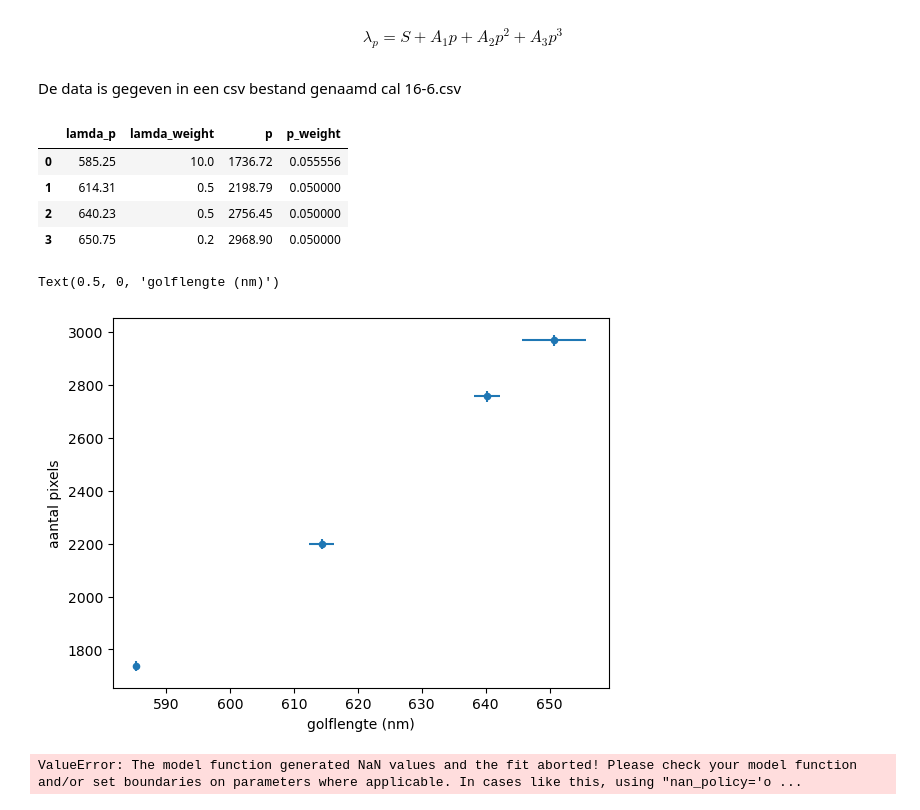
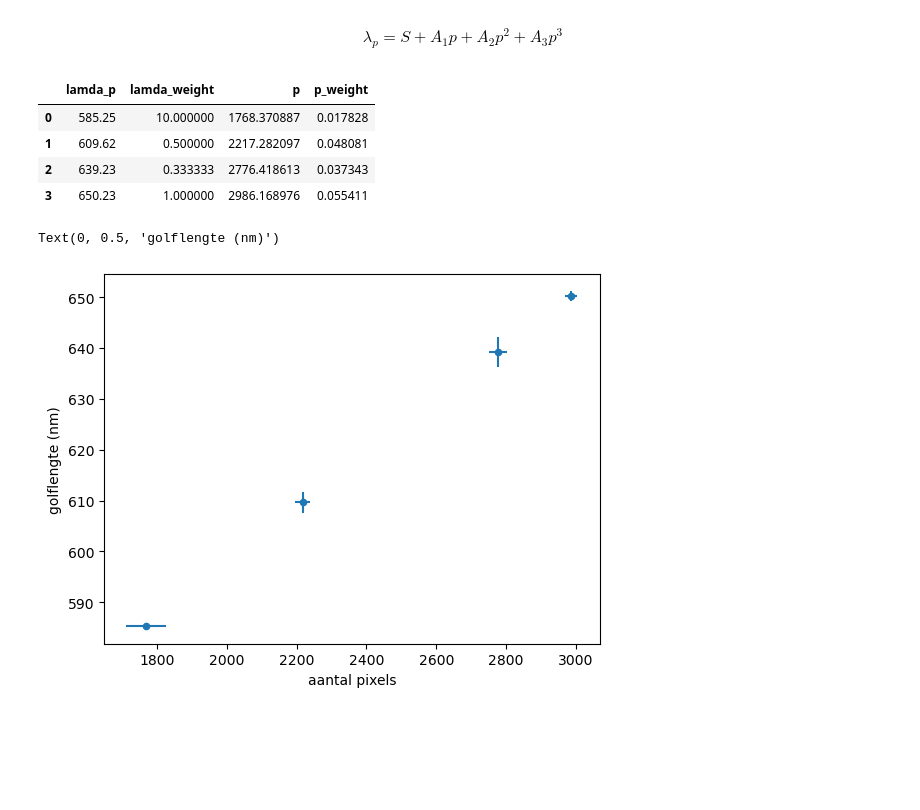
Before and after one commit to Emilszeg/Ion-traps-Project, a Jupyter notebook: Introductie programma/calibration_formula.ipynb, the cells around one changed output. Saved outputs shown, nothing was run; the diff lists cells and outputs as text; code cells hidden in the pictures; blank space fills up the shorter version.

Commit message:
fit met 4 datapunten, S=478, geen error

```diff
--- a/Introductie programma/calibration_formula.ipynb
+++ b/Introductie programma/calibration_formula.ipynb
@@ -8,5 +8,3 @@ from scipy.optimize import fsolve
 import pandas as pd
 import scipy as sp
 import matplotlib.pyplot as plt
-# %% [markdown]
-De data is gegeven in een csv bestand genaamd cal 16-6.csv
@@ -25,12 +11,12 @@ for line in dataset:
 # %%
-lamda_p=[585.25,614.31,640.23,650.75]
+lamda_p=[585.25, 609.62, 639.23, 650.23]
 lamda_p = np.array(lamda_p)
-lamda_p_error=[0.1,2,2,5]
+lamda_p_error=[0.1,2,3,1]
 lamda_p_error = np.array(lamda_p_error)
 lamda_p_weight = 1/(np.array(lamda_p_error))
-p=[1736.72,2198.79,2756.45,2968.9]
+p=[1768.370887,2217.282097,2776.418613,2986.168976]
 p=np.array(p)
-p_error=[18,20,20,20]
+p_error=[56.09028419699995, 20.79817753199994, 26.778450233999898, 18.047039645999696]
 p_error = np.array(p_error)
 p_weight =1/(np.array(p_error))
 # %%
@@ -41,21 +27,21 @@ df = pd.DataFrame({'lamda_p': lamda_p,
 df
 # %% [output]
 |  | lamda_p | lamda_weight | p | p_weight |
-| 0 | 585.25 | 10.0 | 1736.72 | 0.055556 |
-| 1 | 614.31 | 0.5 | 2198.79 | 0.050000 |
-| 2 | 640.23 | 0.5 | 2756.45 | 0.050000 |
-| 3 | 650.75 | 0.2 | 2968.90 | 0.050000 |
+| 0 | 585.25 | 10.000000 | 1768.370887 | 0.017828 |
+| 1 | 609.62 | 0.500000 | 2217.282097 | 0.048081 |
+| 2 | 639.23 | 0.333333 | 2776.418613 | 0.037343 |
+| 3 | 650.23 | 1.000000 | 2986.168976 | 0.055411 |
 # %%
-ax = df.plot.scatter('lamda_p','p',yerr=p_error,xerr=lamda_p_error)
+ax = df.plot.scatter('p','lamda_p',xerr=p_error,yerr=lamda_p_error)
 
 # Set axis labels
-ax.set_ylabel('aantal pixels')
-ax.set_xlabel('golflengte (nm)')
+ax.set_xlabel('aantal pixels')
+ax.set_ylabel('golflengte (nm)')
 
 # Set axis view limits
 # ax.set_xlim(1500, 3000)
 # ax.set_ylim(0, 700)
 # %% [output]
-Text(0.5, 0, 'golflengte (nm)')
+Text(0, 0.5, 'golflengte (nm)')
-[figure, old version]
+[figure, new version]
 # %%
@@ -65,8 +50,6 @@ def formule(lamda,p,S,A_1,A_2,A_3):
 curve_model= models.Model(formule)
 # %%
-fit_result=curve_model.fit(df['p'],lamda=df['lamda_p'],S=230,A_1=0.4,A_2=0.0001,A_3=0.000000001)
+fit_result=curve_model.fit(df['lamda_p'],p=df['p'],weights=df['p_weight'],S=230,A_1=0.4,A_2=0.0001,A_3=0.000000001)
-# %% [output]
-ValueError: The model function generated NaN values and the fit aborted! Please check your model function and/or set boundaries on parameters where applicable. In cases like this, using "nan_policy='o ...
 # %%
 fit_result
 # %% [output]
```
Also changed, not shown: parts of 7 cells of this notebook.
